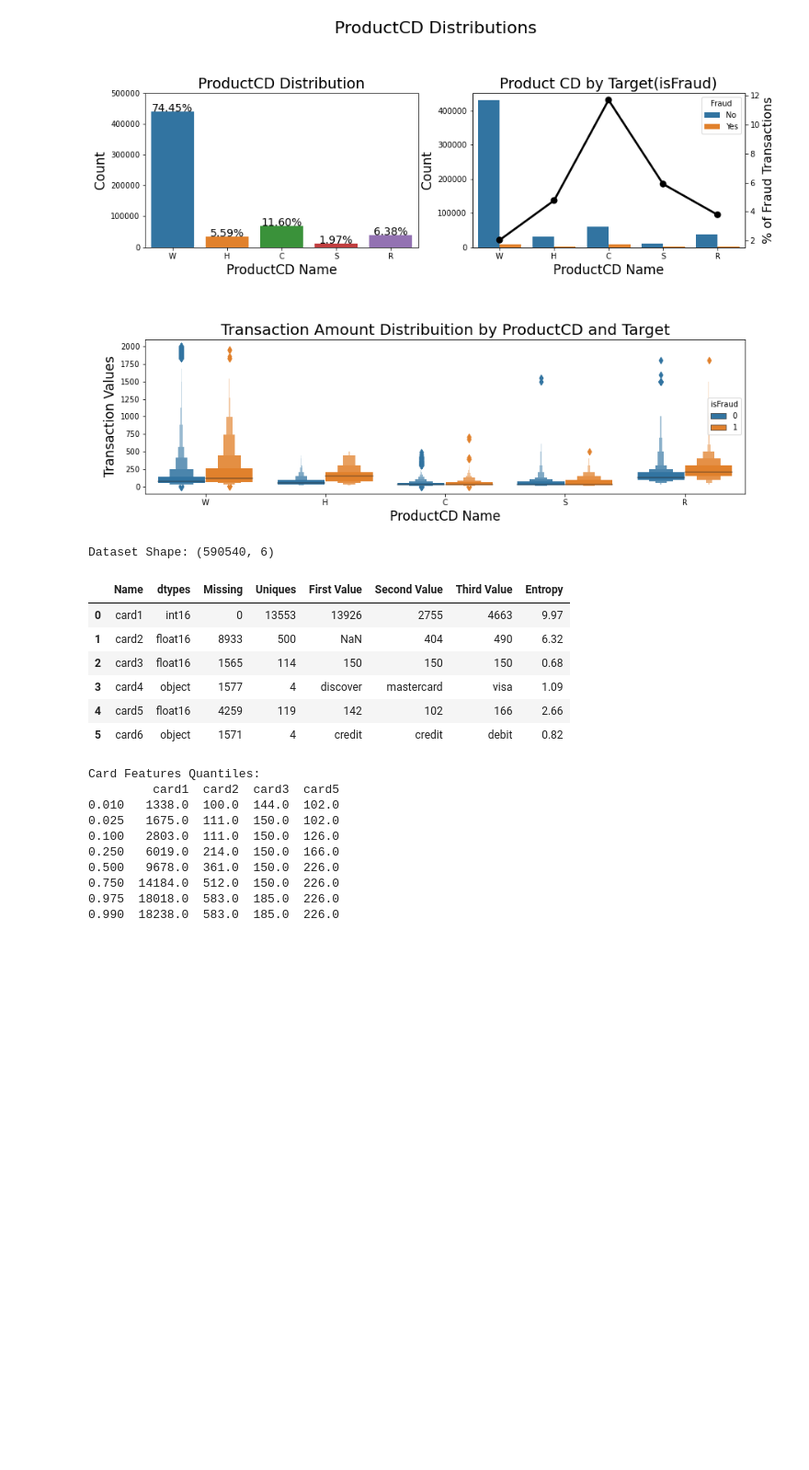
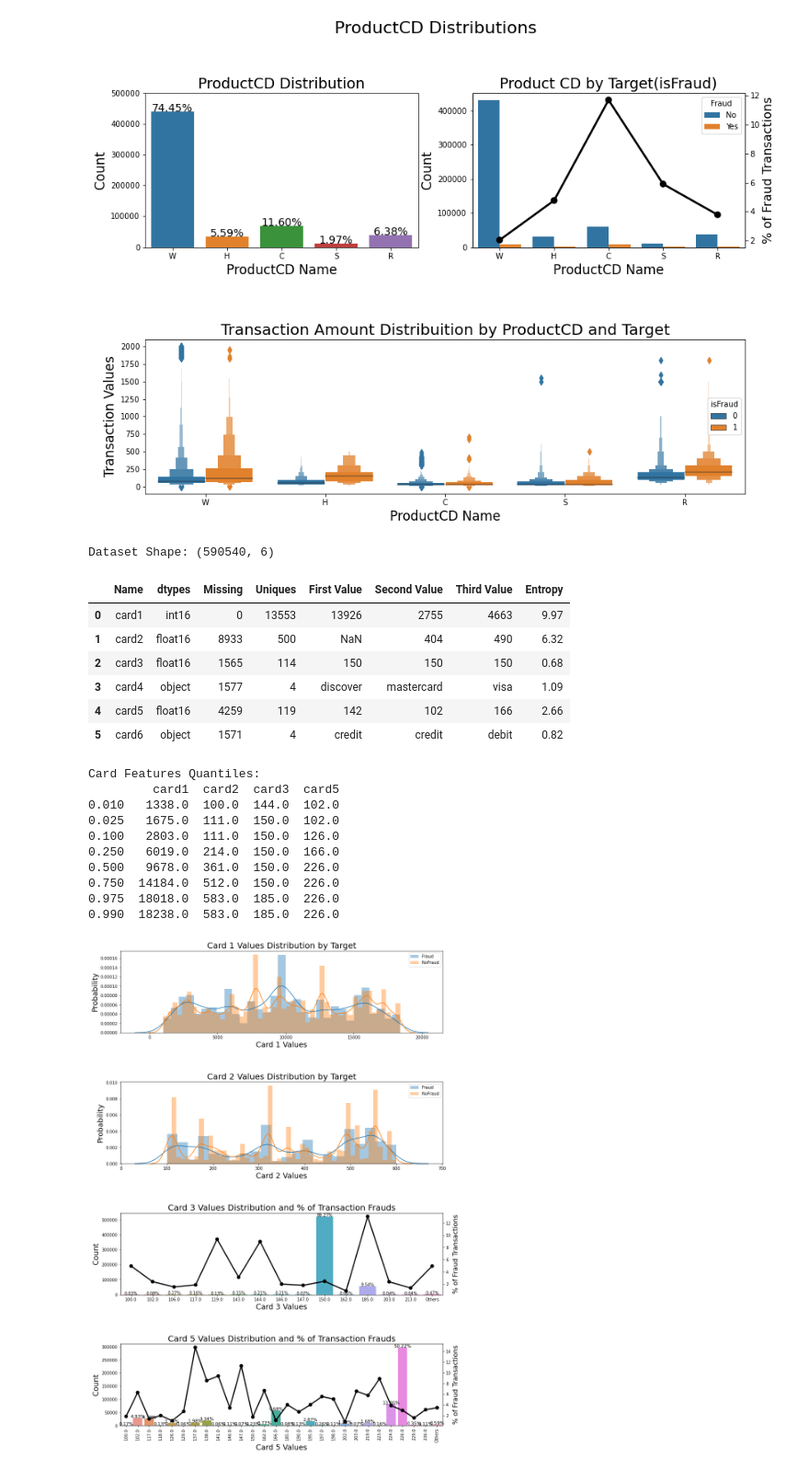
Before and after one commit to yesmishgan/AntiFraudProject, a Jupyter notebook: research.ipynb, the cells around one changed output. Shown: that part at 92% size. Saved outputs shown, nothing was run; the diff lists cells and outputs as text; code cells hidden in the pictures; blank space fills up the shorter version.

```diff
--- a/research.ipynb
+++ b/research.ipynb
@@ -378,3 +383,72 @@ Card Features Quantiles:
 0.750  14184.0  512.0  150.0  226.0
 0.975  18018.0  583.0  185.0  226.0
 0.990  18238.0  583.0  185.0  226.0
+# %%
+df_trans.loc[df_trans.card3.isin(df_trans.card3.value_counts()[df_trans.card3.value_counts() < 200].index), 'card3'] = "Others"
+df_trans.loc[df_trans.card5.isin(df_trans.card5.value_counts()[df_trans.card5.value_counts() < 300].index), 'card5'] = "Others"
+# %%
+tmp = pd.crosstab(df_trans['card3'], df_trans['isFraud'], normalize='index') * 100
+tmp = tmp.reset_index()
+tmp.rename(columns={0:'NoFraud', 1:'Fraud'}, inplace=True)
+
+tmp2 = pd.crosstab(df_trans['card5'], df_trans['isFraud'], normalize='index') * 100
+tmp2 = tmp2.reset_index()
+tmp2.rename(columns={0:'NoFraud', 1:'Fraud'}, inplace=True)
+
+plt.figure(figsize=(14,22))
+
+plt.subplot(411)
+g = sns.distplot(df_trans[df_trans['isFraud'] == 1]['card1'], label='Fraud')
+g = sns.distplot(df_trans[df_trans['isFraud'] == 0]['card1'], label='NoFraud')
+g.legend()
+g.set_title("Card 1 Values Distribution by Target", fontsize=20)
+g.set_xlabel("Card 1 Values", fontsize=18)
+g.set_ylabel("Probability", fontsize=18)
+
+plt.subplot(412)
+g1 = sns.distplot(df_trans[df_trans['isFraud'] == 1]['card2'].dropna(), label='Fraud')
+g1 = sns.distplot(df_trans[df_trans['isFraud'] == 0]['card2'].dropna(), label='NoFraud')
+g1.legend()
+g1.set_title("Card 2 Values Distribution by Target", fontsize=20)
+g1.set_xlabel("Card 2 Values", fontsize=18)
+g1.set_ylabel("Probability", fontsize=18)
+
+plt.subplot(413)
+g2 = sns.countplot(x='card3', data=df_trans, order=list(tmp.card3.values))
+g22 = g2.twinx()
+gg2 = sns.pointplot(x='card3', y='Fraud', data=tmp,
+                    color='black', order=list(tmp.card3.values))
+gg2.set_ylabel("% of Fraud Transactions", fontsize=16)
+g2.set_title("Card 3 Values Distribution and % of Transaction Frauds", fontsize=20)
+g2.set_xlabel("Card 3 Values", fontsize=18)
+g2.set_ylabel("Count", fontsize=18)
+for p in g2.patches:
+    height = p.get_height()
+    g2.text(p.get_x()+p.get_width()/2.,
+            height + 25,
+            '{:1.2f}%'.format(height/total*100),
+            ha="center")
+
+plt.subplot(414)
+g3 = sns.countplot(x='card5', data=df_trans, order=list(tmp2.card5.values))
+g3t = g3.twinx()
+g3t = sns.pointplot(x='card5', y='Fraud', data=tmp2,
+                    color='black', order=list(tmp2.card5.values))
+g3t.set_ylabel("% of Fraud Transactions", fontsize=16)
+g3.set_title("Card 5 Values Distribution and % of Transaction Frauds", fontsize=20)
+g3.set_xticklabels(g3.get_xticklabels(),rotation=90)
+g3.set_xlabel("Card 5 Values", fontsize=18)
+g3.set_ylabel("Count", fontsize=18)
+for p in g3.patches:
+    height = p.get_height()
+    g3.text(p.get_x()+p.get_width()/2.,
+            height + 3,
+            '{:1.2f}%'.format(height/total*100),
+            ha="center",fontsize=11)
+
+plt.subplots_adjust(hspace = 0.6, top = 0.85)
+
+
+plt.show()
+# %% [output]
+[figure, added]
```
Also changed, not shown: parts of 9 cells of this notebook, 2 other files.
